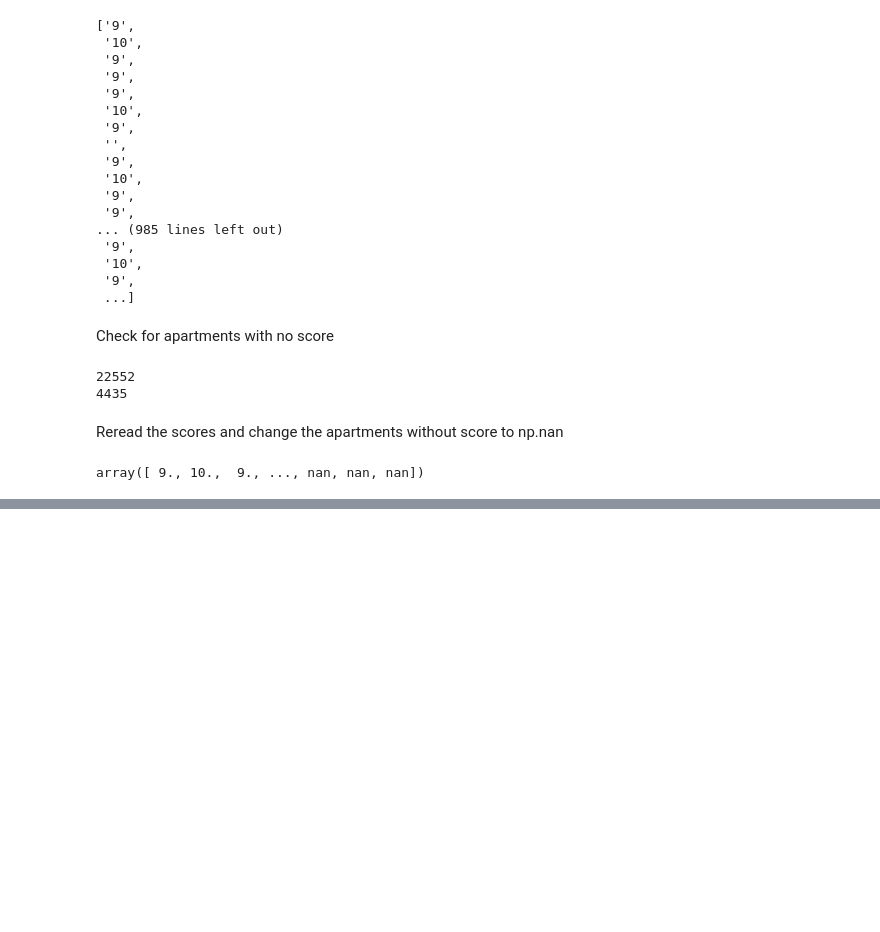
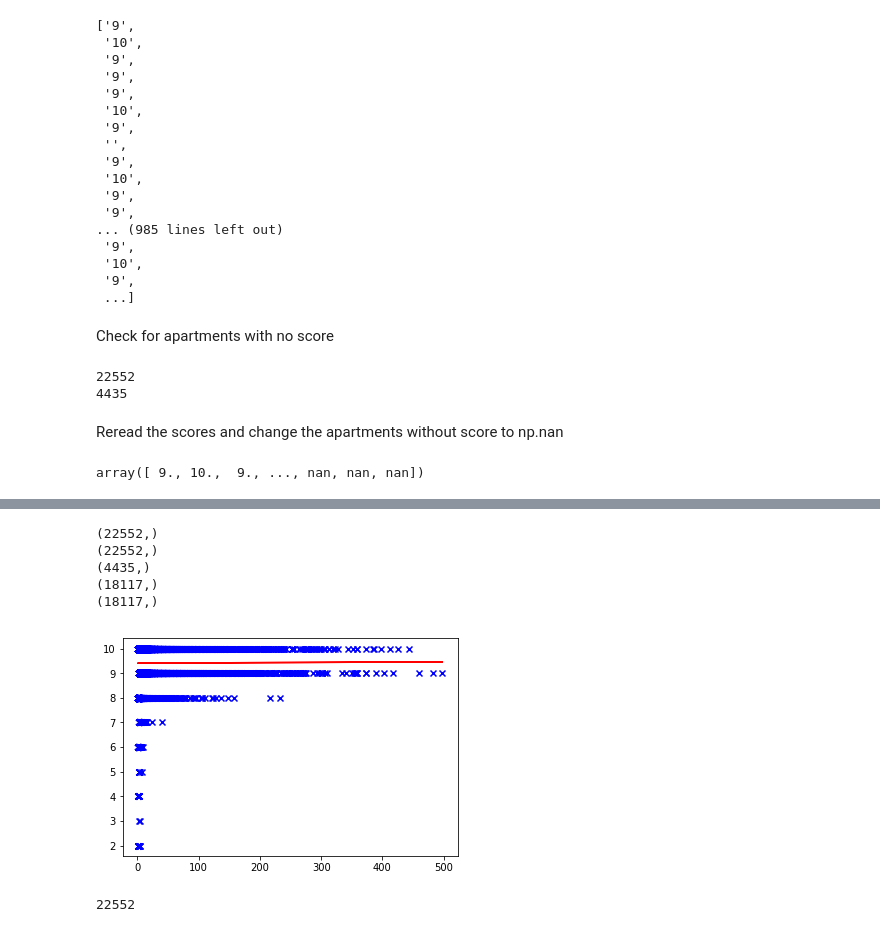
Before and after one commit to multavici/DSR, a Jupyter notebook: 1.Python/jupyter_notebooks/Airbnb.ipynb, the cells around one changed output, grey strips where cells are left out. Cells and saved outputs as stored; diff of their text form; code cells hidden in the pictures; blank space fills up the shorter version.

```diff
--- a/1.Python/jupyter_notebooks/Airbnb.ipynb
+++ b/1.Python/jupyter_notebooks/Airbnb.ipynb
@@ -76,0 +76,42 @@ plt.scatter(number_of_reviews, review_scores_value, marker='x')
+# %%
+nan_indexes = np.where(np.isnan(review_scores_value))
+print(review_scores_value.shape)
+print(number_of_reviews.shape)
+print(nan_indexes[0].shape)
+review_scores_value_nonan = np.delete(review_scores_value, nan_indexes)
+number_of_reviews_nonan = np.delete(number_of_reviews, nan_indexes)
+print(review_scores_value_nonan.shape)
+print(number_of_reviews_nonan.shape)
+# %% [output]
+(22552,)
+(22552,)
+(4435,)
+(18117,)
+(18117,)
+# %%
+from sklearn.linear_model import LinearRegression
+model = LinearRegression()
+
+X = number_of_reviews_nonan.reshape(-1, 1)
+Y = review_scores_value_nonan
+model.fit(X, Y)
+model.coef_
+predicted_Y = model.predict(X)
+plt.scatter(X, Y, c='blue', marker='x')
+plt.plot(X, predicted_Y, c='red')
+plt.show()
+# %% [output]
+[figure, added]
+# %%
+latitude = []
+longitude = []
+price = []
+
+for apartment in DictReader(open('listings.csv')):
+    latitude.append(apartment['latitude'])
+    longitude.append(apartment['longitude'])
+    price.append(apartment['price'])
+
+len(price)
+# %% [output]
+22552
```
Also changed, not shown: parts of 30 cells of this notebook.
